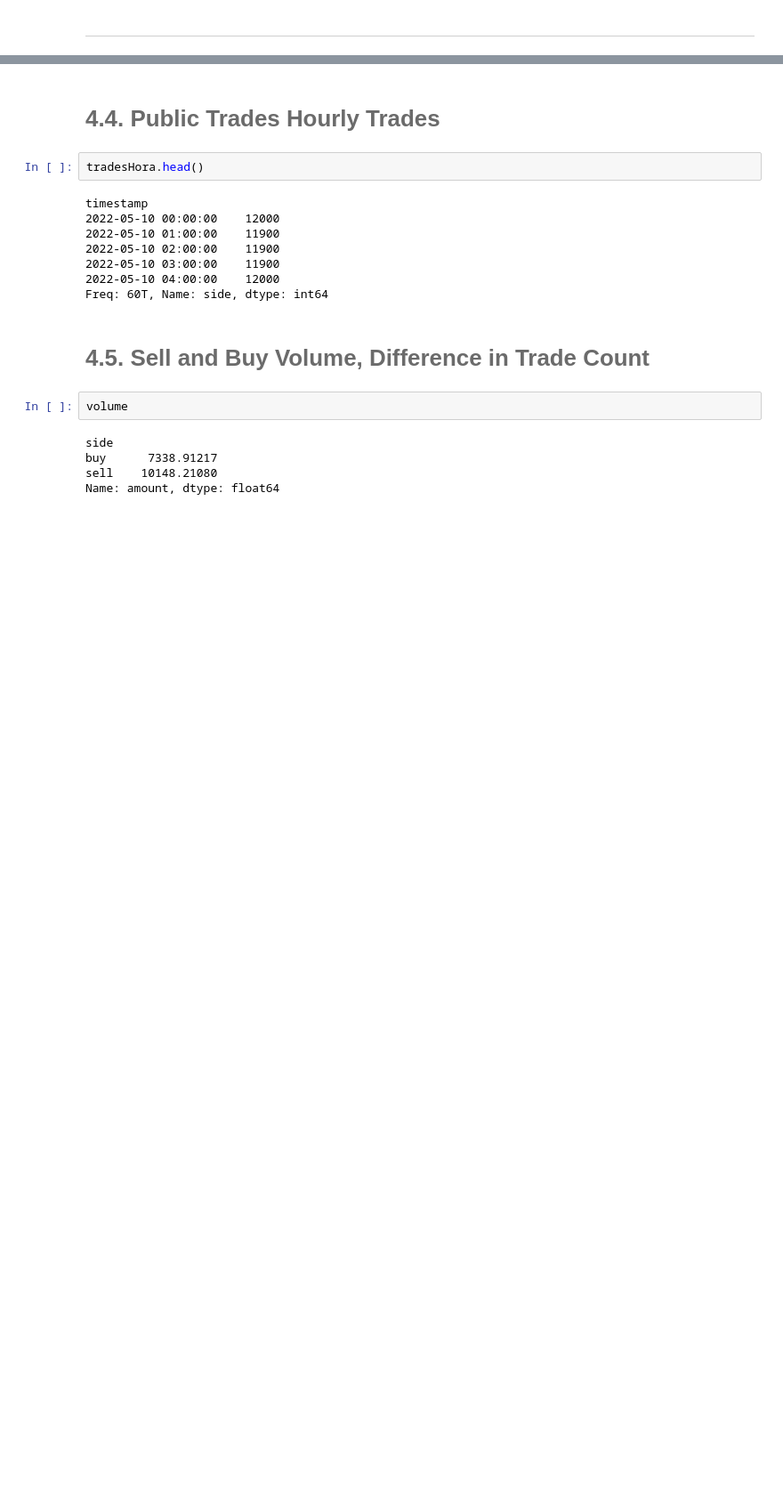
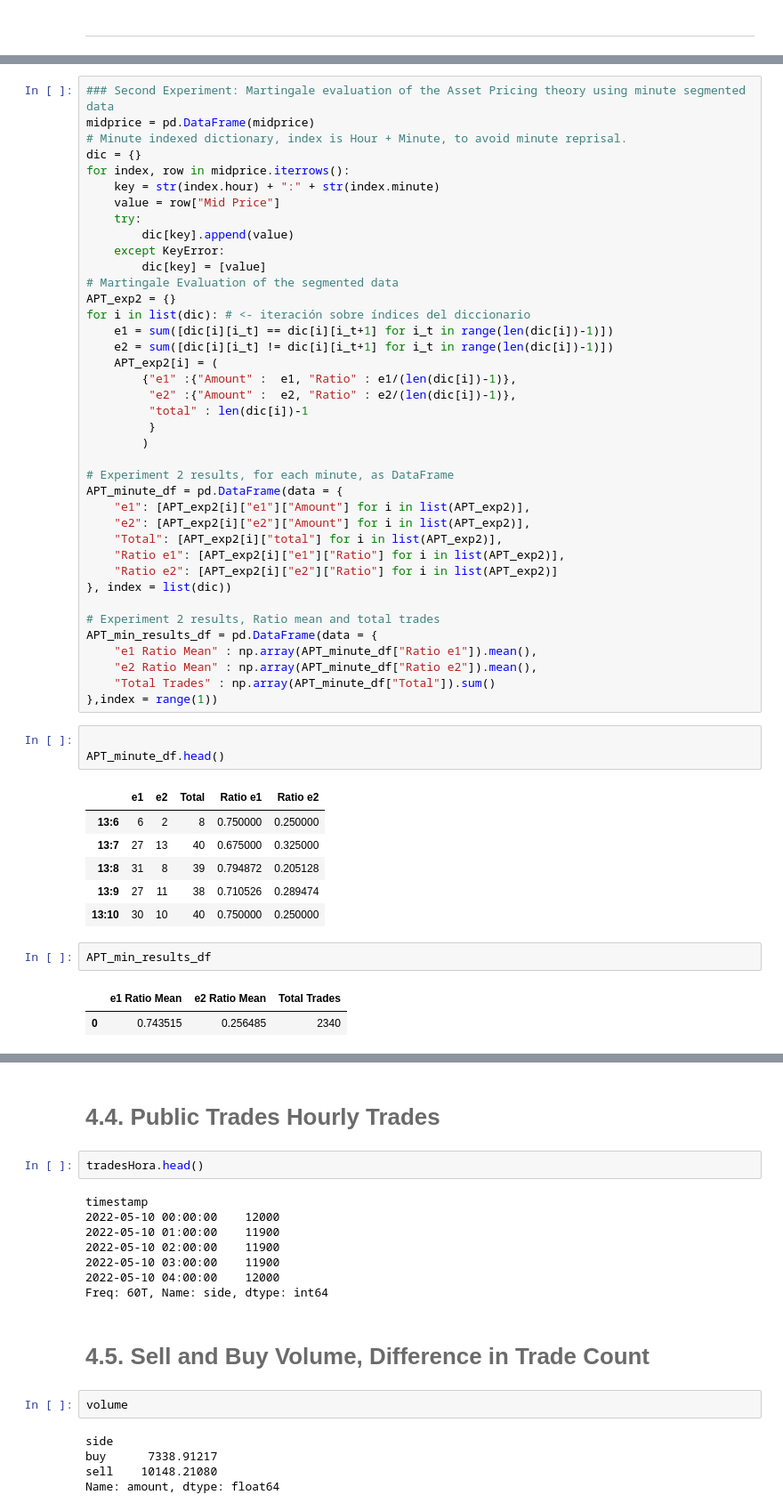
Before and after one commit to PintorOD1997/Lab2_Models, a Jupyter notebook: Main Notebook.ipynb, the cells around one changed output, grey strips where cells are left out. Shown at 89% size. Saved outputs shown, nothing was run; the diff lists cells and outputs as text; blank space fills up the shorter version.

```diff
--- a/Main Notebook.ipynb
+++ b/Main Notebook.ipynb
@@ -136,0 +121,54 @@ plt.hist(OBmetrics["OrderBook Imbalance"],bins="auto",density = True);
+# %%
+### Second Experiment: Martingale evaluation of the Asset Pricing theory using minute segmented data
+midprice = pd.DataFrame(midprice)
+# Minute indexed dictionary, index is Hour + Minute, to avoid minute reprisal.
+dic = {}
+for index, row in midprice.iterrows():
+    key = str(index.hour) + ":" + str(index.minute)
+    value = row["Mid Price"]
+    try:
+        dic[key].append(value)
+    except KeyError:
+        dic[key] = [value]
+# Martingale Evaluation of the segmented data
+APT_exp2 = {}
+for i in list(dic): # <- iteración sobre índices del diccionario
+    e1 = sum([dic[i][i_t] == dic[i][i_t+1] for i_t in range(len(dic[i])-1)])
+    e2 = sum([dic[i][i_t] != dic[i][i_t+1] for i_t in range(len(dic[i])-1)])
+    APT_exp2[i] = (
+        {"e1" :{"Amount" :  e1, "Ratio" : e1/(len(dic[i])-1)},
+         "e2" :{"Amount" :  e2, "Ratio" : e2/(len(dic[i])-1)},
+         "total" : len(dic[i])-1
+         }
+        )
+
+# Experiment 2 results, for each minute, as DataFrame
+APT_minute_df = pd.DataFrame(data = {
+    "e1": [APT_exp2[i]["e1"]["Amount"] for i in list(APT_exp2)],
+    "e2": [APT_exp2[i]["e2"]["Amount"] for i in list(APT_exp2)],
+    "Total": [APT_exp2[i]["total"] for i in list(APT_exp2)],
+    "Ratio e1": [APT_exp2[i]["e1"]["Ratio"] for i in list(APT_exp2)],
+    "Ratio e2": [APT_exp2[i]["e2"]["Ratio"] for i in list(APT_exp2)]
+}, index = list(dic))
+
+# Experiment 2 results, Ratio mean and total trades
+APT_min_results_df = pd.DataFrame(data = {
+    "e1 Ratio Mean" : np.array(APT_minute_df["Ratio e1"]).mean(),
+    "e2 Ratio Mean" : np.array(APT_minute_df["Ratio e2"]).mean(),
+    "Total Trades" : np.array(APT_minute_df["Total"]).sum()
+},index = range(1))
+# %%
+
+APT_minute_df.head()
+# %% [output]
+|  | e1 | e2 | Total | Ratio e1 | Ratio e2 |
+| 13:6 | 6 | 2 | 8 | 0.750000 | 0.250000 |
+| 13:7 | 27 | 13 | 40 | 0.675000 | 0.325000 |
+| 13:8 | 31 | 8 | 39 | 0.794872 | 0.205128 |
+| 13:9 | 27 | 11 | 38 | 0.710526 | 0.289474 |
+| 13:10 | 30 | 10 | 40 | 0.750000 | 0.250000 |
+# %%
+APT_min_results_df
+# %% [output]
+|  | e1 Ratio Mean | e2 Ratio Mean | Total Trades |
+| 0 | 0.743515 | 0.256485 | 2340 |
```
Also changed, not shown: parts of 25 cells of this notebook, 2 other files.
